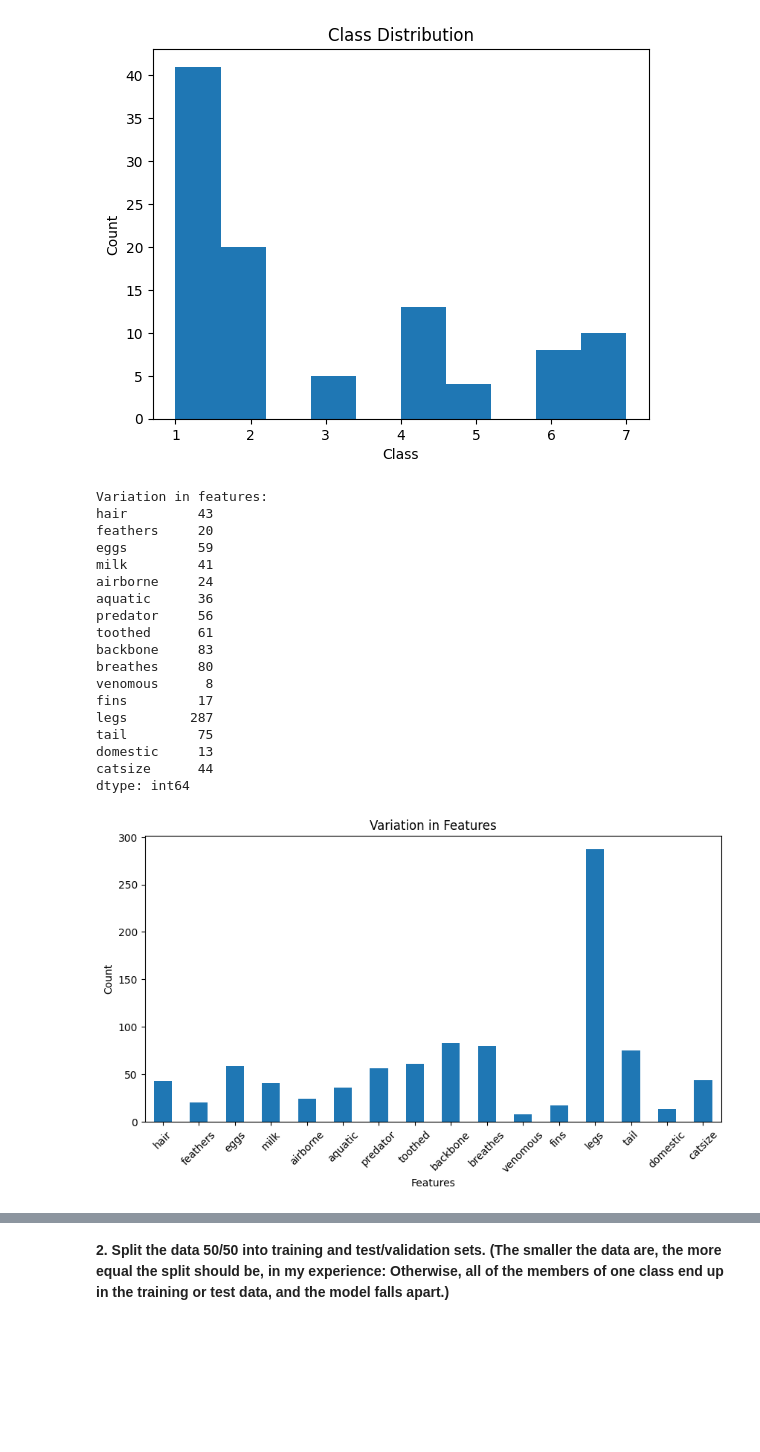
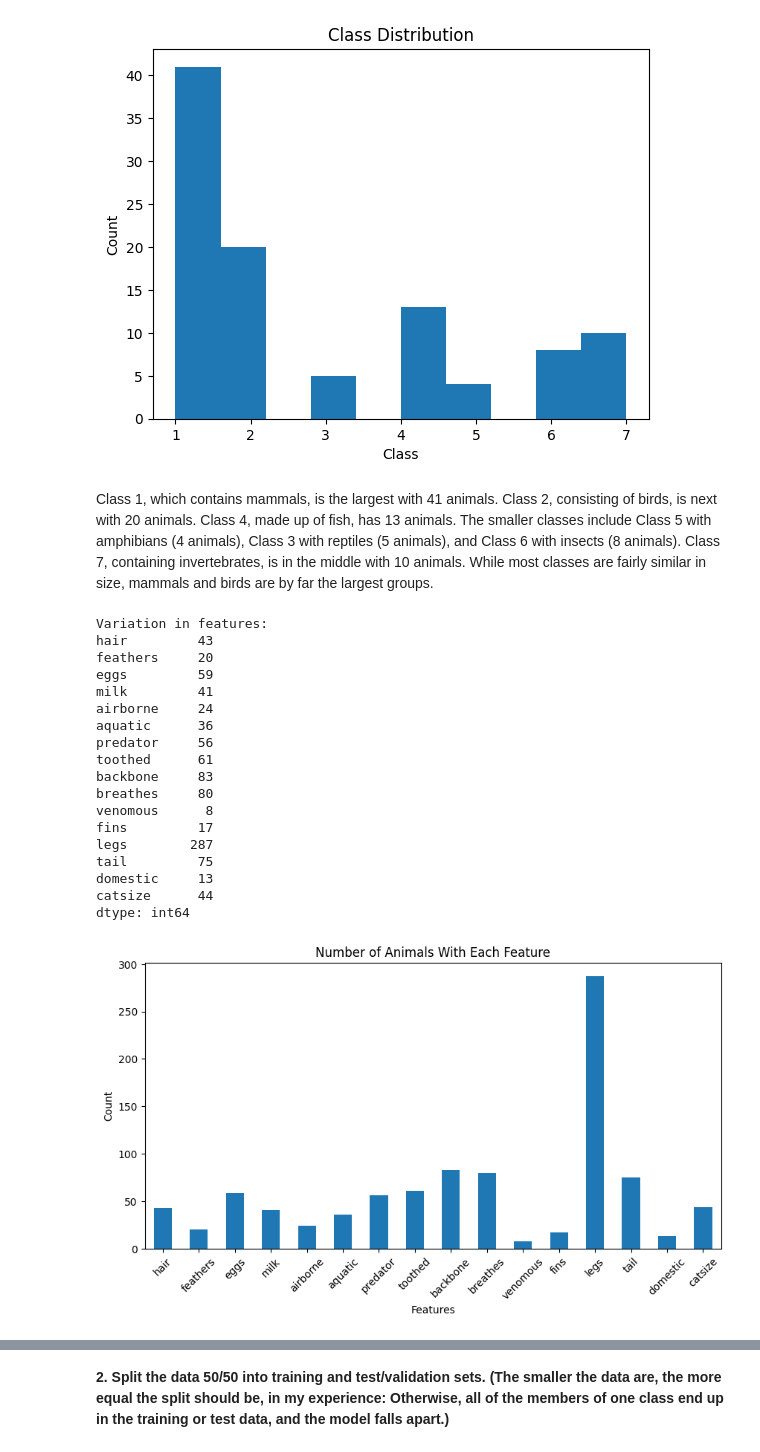
Before and after one commit to kweuj7fh/DS3001-K-Nearest_Neighbor, a Jupyter notebook: Assignment: K-nearest Neighbor.ipynb, the cells around one changed output, grey strips where cells are left out. Saved outputs shown, nothing was run; the diff lists cells and outputs as text; code cells hidden in the pictures; blank space fills up the shorter version.

```diff
--- a/Assignment: K-nearest Neighbor.ipynb
+++ b/Assignment: K-nearest Neighbor.ipynb
@@ -311,35 +313,39 @@ class
 5     4
 Name: count, dtype: int64
 [figure]
+# %% [markdown]
+Class 1, which contains mammals, is the largest with 41 animals. Class 2, consisting of birds, is next with 20 animals. Class 4, made up of fish, has 13 animals. The smaller classes include Class 5 with amphibians (4 animals), Class 3 with reptiles (5 animals), and Class 6 with insects (8 animals). Class 7, containing invertebrates, is in the middle with 10 animals. While most classes are fairly similar in size, mammals and birds are by far the largest groups.
 # %%
-binary_features = animals.drop(columns=['animal', 'class']).sum()
+# how much variation is there in each of the features/covariates?
+
+binary_features = animals.drop(columns=['animal', 'class']).sum() # get number of animals with each kind of feature
 print("\nVariation in features:")
 print(binary_features)
 
 plt.figure(figsize=(10, 5))
-binary_features.plot(kind = 'bar')
-plt.title('Variation in Features')
+binary_features.plot(kind = 'bar') # bar plot
+plt.title('Number of Animals With Each Feature')
 plt.ylabel('Count')
 plt.xlabel('Features')
 plt.xticks(rotation=45)
 plt.show()
 # %% [output]
 Variation in features:
 hair         43
 feathers     20
 eggs         59
 milk         41
 airborne     24
 aquatic      36
 predator     56
 toothed      61
 backbone     83
 breathes     80
 venomous      8
 fins         17
 legs        287
 tail         75
 domestic     13
 catsize      44
 dtype: int64
-[figure, old version]
+[figure, new version]
```
Also changed, not shown: parts of 15 cells of this notebook.
